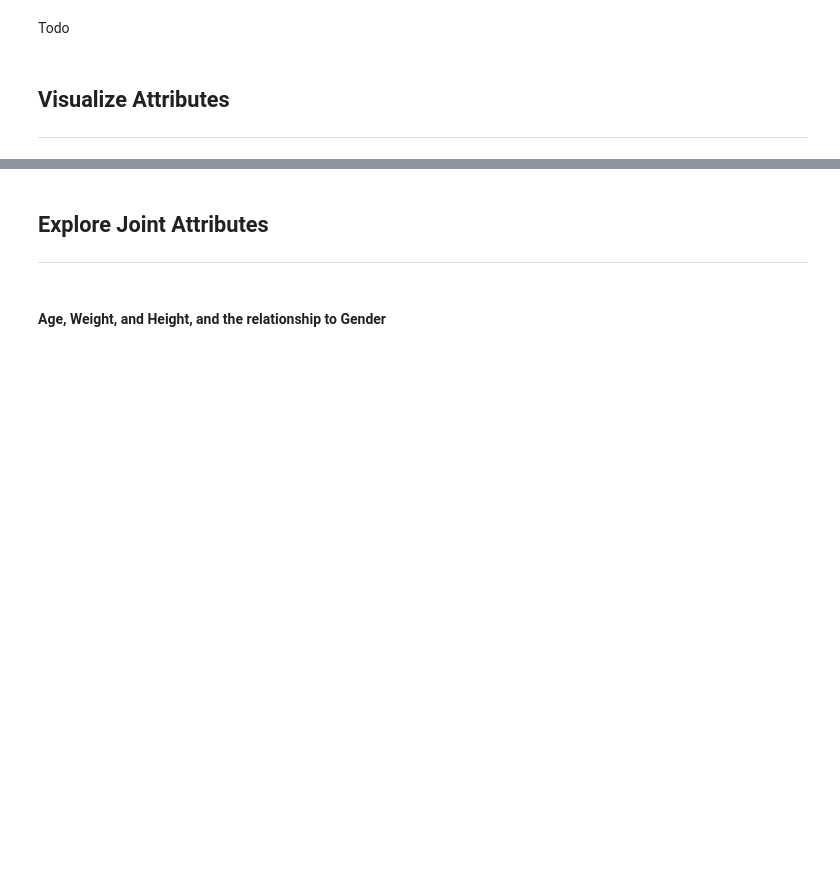
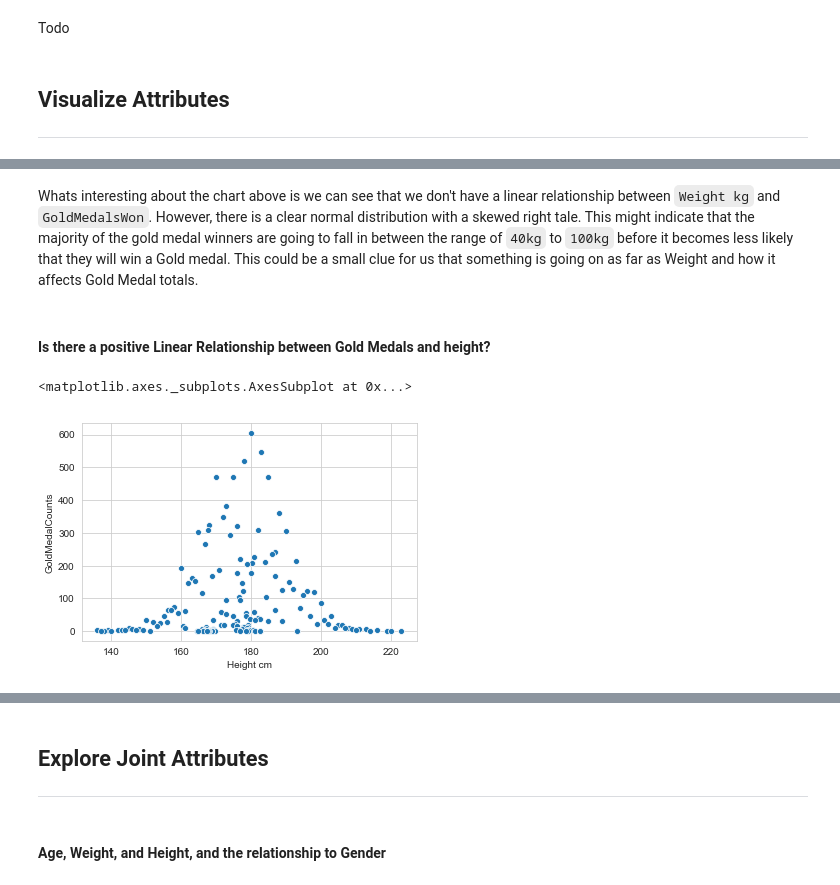
Before and after one commit to i4a/olympics, a Jupyter notebook: LabAssignmentOne.ipynb, the cells around one changed output, grey strips where cells are left out. Cells and saved outputs as stored; diff of their text form; code cells hidden in the pictures; blank space fills up the shorter version.

```diff
--- a/LabAssignmentOne.ipynb
+++ b/LabAssignmentOne.ipynb
@@ -35,0 +124,13 @@ Todo
+# %% [markdown]
+Whats interesting about the chart above is we can see that we don't have a linear relationship between `Weight kg` and `GoldMedalsWon`. However, there is a clear normal distribution with a skewed right tale. This might indicate that the majority of the gold medal winners are going to fall in between the range of `40kg` to `100kg` before it becomes less likely that they will win a Gold medal. This could be a small clue for us that something is going on as far as Weight and how it affects Gold Medal totals.
+# %% [markdown]
+#### Is there a positive Linear Relationship between Gold Medals and height?
+# %%
+height_info = df[df['Medal'] == 'Gold'].groupby(['Height'])['Medal'].count().sort_values(ascending=False)
+height_df = pd.DataFrame({'Height cm': height_info.index,
+                         'GoldMedalCounts': height_info.values})
+sns.set_style("whitegrid")
+sns.scatterplot(x='Height cm', y='GoldMedalCounts', data=height_df)
+# %% [output]
+<matplotlib.axes._subplots.AxesSubplot at 0x...>
+[figure, added]
```
Also changed, not shown: parts of 24 cells of this notebook.
